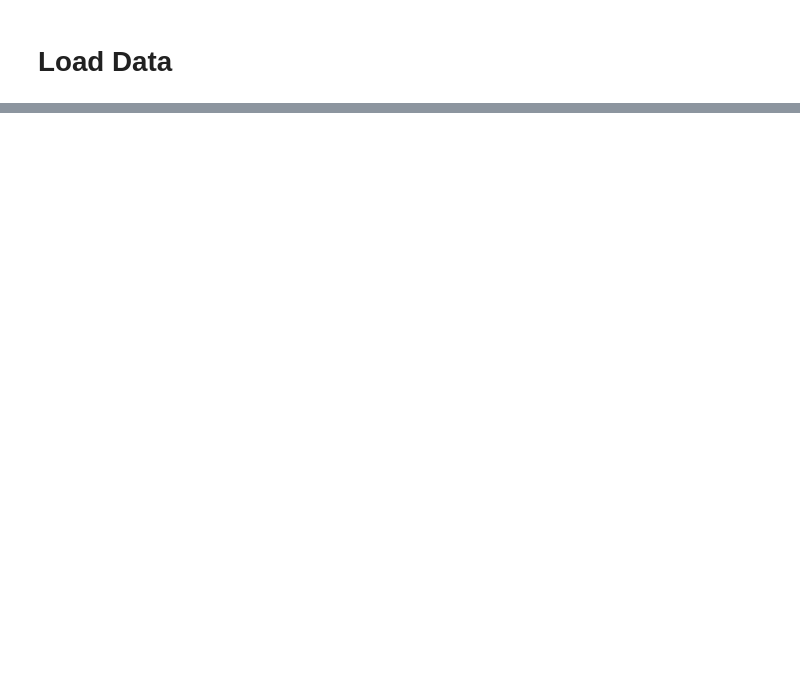
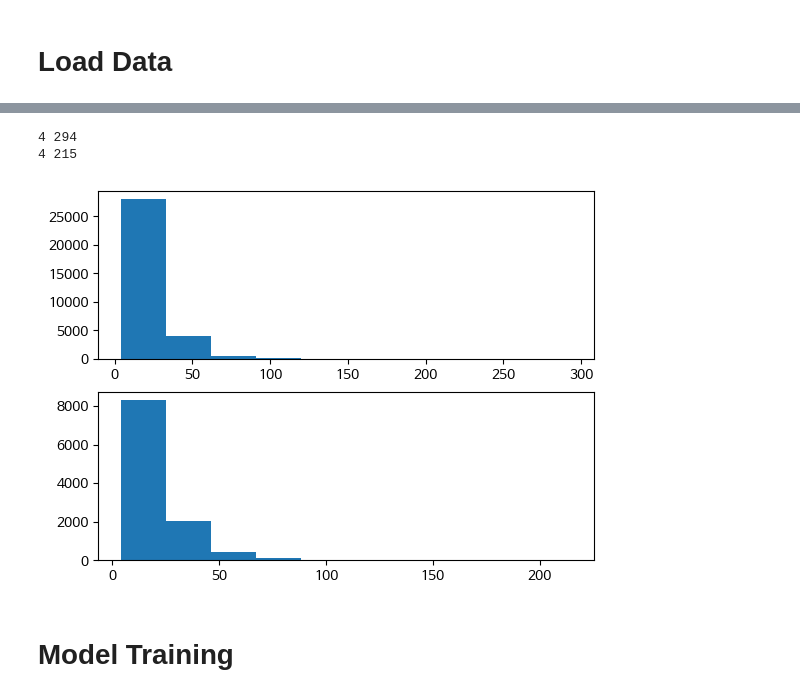
Before and after one commit to pal-ette/iNotePal, a Jupyter notebook: dataset/단발성대화데이터셋.ipynb, the cells around one changed output, grey strips where cells are left out. Cells and saved outputs as stored; diff of their text form; code cells hidden in the pictures; blank space fills up the shorter version.

```diff
--- a/dataset/단발성대화데이터셋.ipynb
+++ b/dataset/단발성대화데이터셋.ipynb
@@ -47,0 +378,51 @@ plt.show()
+# %%
+max_len = 100
+batch_size = 16
+warmup_ratio = 0.1
+num_epochs = 10
+max_grad_norm = 1
+log_interval = 200
+learning_rate = 5e-5
+# %%
+class BERTDataset(Dataset):
+    def __init__(self, dataset, q_idx, label_idx, bert_tokenizer, vocab, max_len,
+                 pad, pair):
+        transform = nlp.data.BERTSentenceTransform(
+            bert_tokenizer, max_seq_length=max_len, vocab=vocab, pad=pad, pair=pair)
+
+        self.sentences = [transform([i[q_idx]]) for i in dataset]
+        self.labels = [np.int32(i[label_idx]) for i in dataset]
+
+    def __getitem__(self, i):
+        return (self.sentences[i] + (self.labels[i], ))
+
+    def __len__(self):
+        return (len(self.labels))
+# %%
+tok = tokenizer.tokenize
+
+trainset = BERTDataset(train, 0, 1, tok, vocab, max_len, True, False) # 294
+testset = BERTDataset(test, 0, 1, tok, vocab, max_len, True, False) # 215
+# %%
+max_len = 294
+
+trainset = BERTDataset(train, 0, 1, tok, vocab, max_len, True, False) # 294
+testset = BERTDataset(test, 0, 1, tok, vocab, max_len, True, False) # 215
+
+token_len_train = [d[1] for d in trainset]
+token_len_test = [d[1] for d in testset]
+# %%
+print(min(token_len_train), max(token_len_train))
+print(min(token_len_test), max(token_len_test))
+# %% [output]
+4 294
+4 215
+# %%
+fig, ax = plt.subplots(2, 1)
+
+ax[0].hist(token_len_train)
+ax[1].hist(token_len_test)
+
+plt.show()
+# %% [output]
+[figure, added]
@@ -47,0 +432,2 @@ plt.show()
+# %% [markdown]
+# Model Training
```
Also changed, not shown: parts of 61 cells of this notebook.
